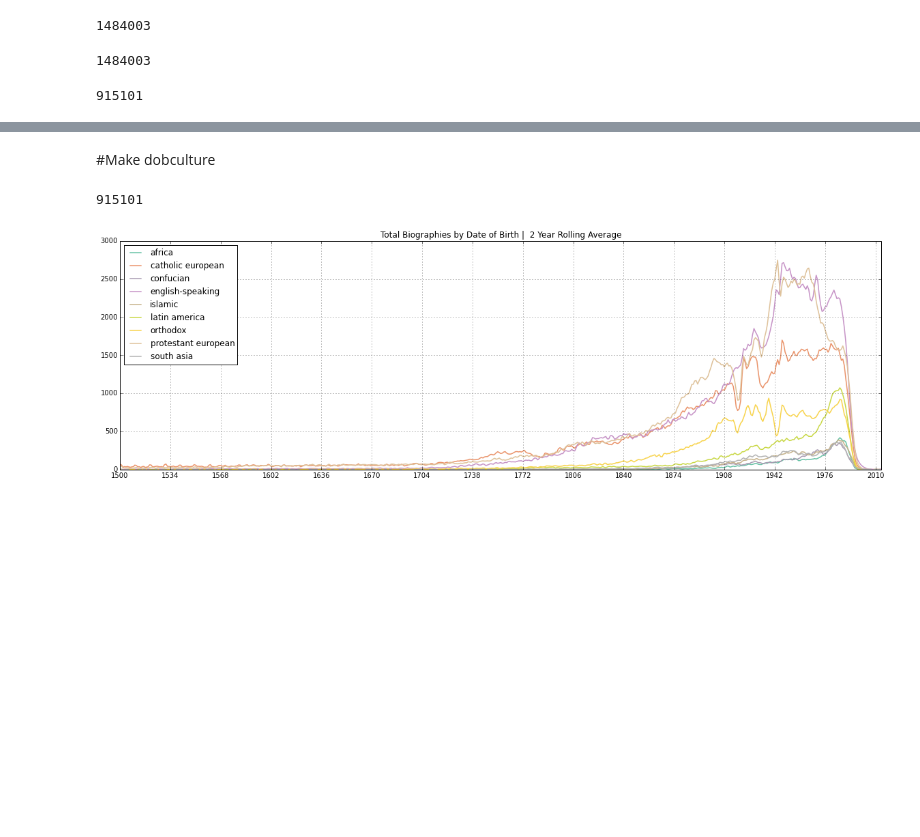
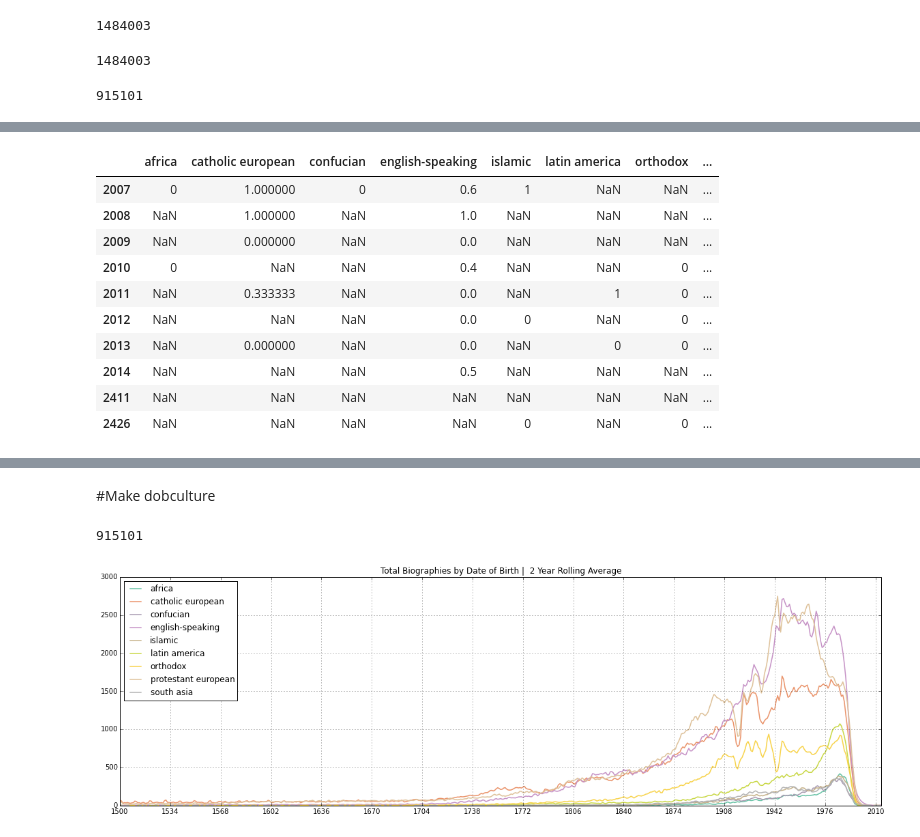
Before and after one commit to notconfusing/WIGI, a Jupyter notebook: World Cultures Analysis.ipynb, the cells around one changed output, grey strips where cells are left out. Drawn from its saved outputs; the diff is of its cells as text; code cells hidden in the pictures; blank space fills up the shorter version.

```diff
--- a/World Cultures Analysis.ipynb
+++ b/World Cultures Analysis.ipynb
@@ -274,3 +287,17 @@ perc_dict = dict()
 for name, group in culture_groups:
     perc_series = make_perc_series(group)
     perc_dict[name] = perc_series
+# %%
+perc_df.tail(10)
+# %% [output]
+|  | africa | catholic european | confucian | english-speaking | islamic | latin america | orthodox | ... |
+| 2007 | 0 | 1.000000 | 0 | 0.6 | 1 | NaN | NaN | ... |
+| 2008 | NaN | 1.000000 | NaN | 1.0 | NaN | NaN | NaN | ... |
+| 2009 | NaN | 0.000000 | NaN | 0.0 | NaN | NaN | NaN | ... |
+| 2010 | 0 | NaN | NaN | 0.4 | NaN | NaN | 0 | ... |
+| 2011 | NaN | 0.333333 | NaN | 0.0 | NaN | 1 | 0 | ... |
+| 2012 | NaN | NaN | NaN | 0.0 | 0 | NaN | 0 | ... |
+| 2013 | NaN | 0.000000 | NaN | 0.0 | NaN | 0 | 0 | ... |
+| 2014 | NaN | NaN | NaN | 0.5 | NaN | NaN | NaN | ... |
+| 2411 | NaN | NaN | NaN | NaN | NaN | NaN | NaN | ... |
+| 2426 | NaN | NaN | NaN | NaN | 0 | NaN | 0 | ... |
```
Also changed, not shown: parts of 11 cells of this notebook, 21 other files.
